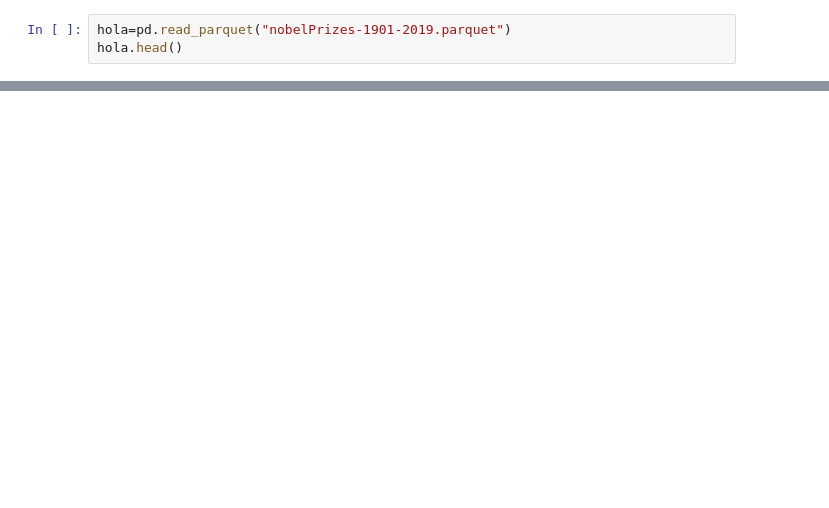
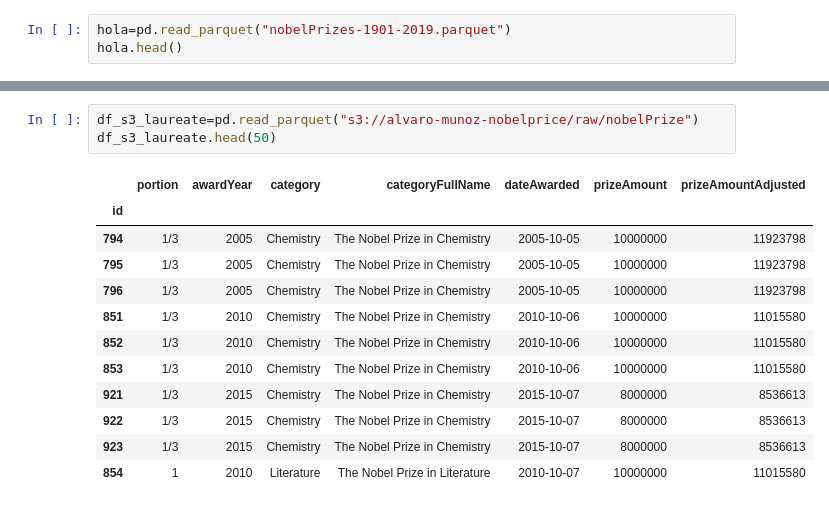
Before and after one commit to fermatrix/mc2-m13-capstone-fermatrix, a Jupyter notebook: alvaro/NobelPrize.ipynb, the cells around one changed output, grey strips where cells are left out. Saved outputs shown, nothing was run; the diff lists cells and outputs as text; blank space fills up the shorter version.

```diff
--- a/alvaro/NobelPrize.ipynb
+++ b/alvaro/NobelPrize.ipynb
@@ -81,0 +85,16 @@ df_nobel_prizes.head(60)
+# %%
+df_s3_laureate=pd.read_parquet("s3://alvaro-munoz-nobelprice/raw/nobelPrize")
+df_s3_laureate.head(50)
+# %% [output]
+|  | portion | awardYear | category | categoryFullName | dateAwarded | prizeAmount | prizeAmountAdjusted |
+| id |  |  |  |  |  |  |  |
+| 794 | 1/3 | 2005 | Chemistry | The Nobel Prize in Chemistry | 2005-10-05 | 10000000 | 11923798 |
+| 795 | 1/3 | 2005 | Chemistry | The Nobel Prize in Chemistry | 2005-10-05 | 10000000 | 11923798 |
+| 796 | 1/3 | 2005 | Chemistry | The Nobel Prize in Chemistry | 2005-10-05 | 10000000 | 11923798 |
+| 851 | 1/3 | 2010 | Chemistry | The Nobel Prize in Chemistry | 2010-10-06 | 10000000 | 11015580 |
+| 852 | 1/3 | 2010 | Chemistry | The Nobel Prize in Chemistry | 2010-10-06 | 10000000 | 11015580 |
+| 853 | 1/3 | 2010 | Chemistry | The Nobel Prize in Chemistry | 2010-10-06 | 10000000 | 11015580 |
+| 921 | 1/3 | 2015 | Chemistry | The Nobel Prize in Chemistry | 2015-10-07 | 8000000 | 8536613 |
+| 922 | 1/3 | 2015 | Chemistry | The Nobel Prize in Chemistry | 2015-10-07 | 8000000 | 8536613 |
+| 923 | 1/3 | 2015 | Chemistry | The Nobel Prize in Chemistry | 2015-10-07 | 8000000 | 8536613 |
+| 854 | 1 | 2010 | Literature | The Nobel Prize in Literature | 2010-10-07 | 10000000 | 11015580 |
```
Also changed, not shown: parts of 5 cells of this notebook, 2 other files.
